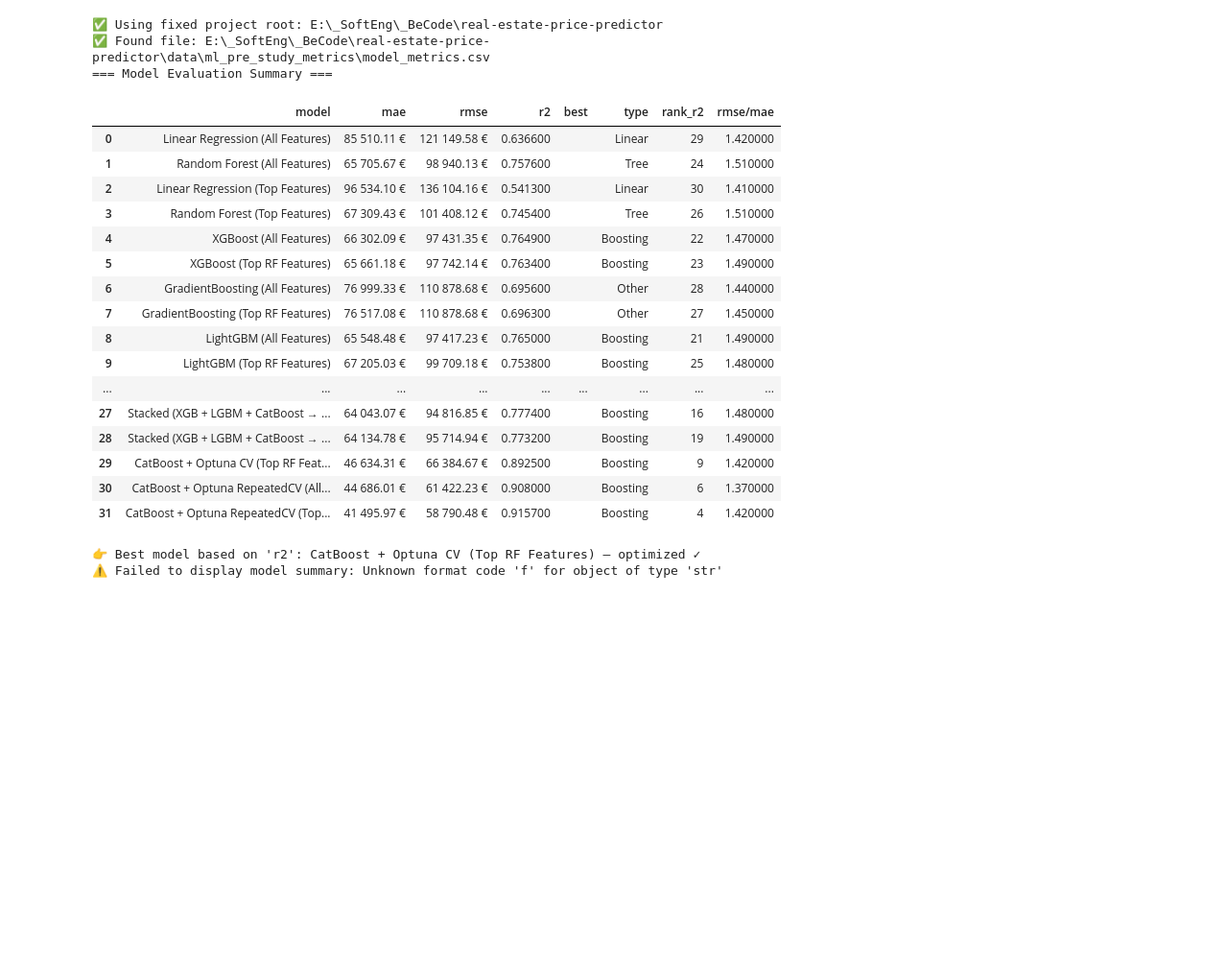
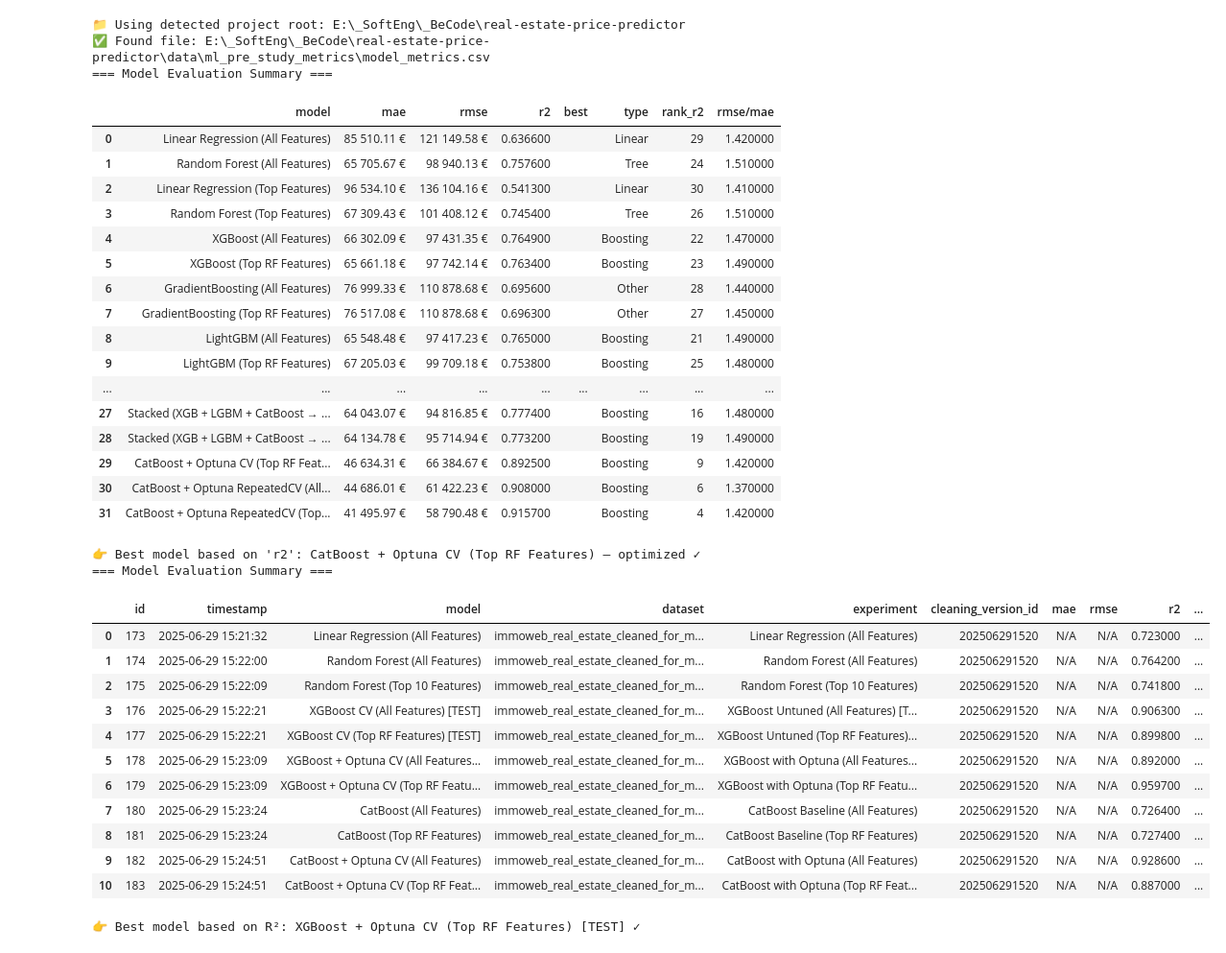
Before and after one commit to meganmarchale/real-estate-price-predictor, a Jupyter notebook: notebooks/pipeline/070_evaluation_executed.ipynb, the cells around one changed output. Shown at 96% size. Saved outputs shown, nothing was run; the diff lists cells and outputs as text; code cells hidden in the pictures; blank space fills up the shorter version.

```diff
--- a/notebooks/pipeline/070_evaluation_executed.ipynb
+++ b/notebooks/pipeline/070_evaluation_executed.ipynb
@@ -2,24 +2,36 @@
 # === [0. Imports] ===
 import os
 import sys
+from pathlib import Path
 import pandas as pd
-from pathlib import Path
 
-# === [1. FORCING project root manually (bypass detection)] ===
-project_root = Path("E:/_SoftEng/_BeCode/real-estate-price-predictor")
-sys.path.append(str(project_root))
-print(f"✅ Using fixed project root: {project_root}")
+# === [1. Detect project root robustly (supports nbclient + script + notebook)] ===
+def get_project_root(marker_file=".git", fallback_name="real-estate-price-predictor"):
+    """
+    Traverse upward from the current working directory to find the project root.
+    Looks for a marker (like .git) or fallback folder name.
+    """
+    current = Path.cwd().resolve()
+    for parent in [current] + list(current.parents):
+        if (parent / marker_file).exists() or fallback_name.lower() in parent.name.lower():
+            return parent
+    raise RuntimeError(f"❌ Could not find project root using marker '{marker_file}' or fallback '{fallback_name}'")
 
-# === [2. Local imports from utils] ===
+# === [2. Add project root to sys.path for local imports] ===
+project_root = get_project_root()
+if str(project_root) not in sys.path:
+    sys.path.insert(0, str(project_root))
+
+print(f"📁 Using detected project root: {project_root}")
+
+# === [3. Local imports from utils] ===
 from utils.experiment_tracker import ExperimentTracker
 from utils.constants import METRICS_DB_PATH, CLEANED_DIR
 from utils.model_evaluator import ModelEvaluator
 from utils.model_table import ModelComparativeTable
 
-# === [3. Build absolute path to pre-study CSV file] ===
+# === [4. Load pre-study model metrics (CSV)] ===
 model_pre_study_path = project_root / "data" / "ml_pre_study_metrics" / "model_metrics.csv"
-
-# === [4. Check if file exists before loading] ===
 if not model_pre_study_path.exists():
     raise FileNotFoundError(f"❌ File not found: {model_pre_study_path}")
 print(f"✅ Found file: {model_pre_study_path}")
@@ -36,34 +48,47 @@ try:
 except Exception as e:
     print("⚠️ Failed to display pre-study summary:", e)
 
-# === [7. Display live summary (from ExperimentTracker)] ===
+# === [7. Display live summary (from SQLite)] ===
 try:
     if not mcp.df_all_evals.empty:
         mcp.display_model_summary()
     else:
         print("⚠️ No experiment logs found in SQLite tracker.")
 except Exception as e:
     print("⚠️ Failed to display model summary:", e)
 # %% [output]
-✅ Using fixed project root: E:\_SoftEng\_BeCode\real-estate-price-predictor
+📁 Using detected project root: E:\_SoftEng\_BeCode\real-estate-price-predictor
 ✅ Found file: E:\_SoftEng\_BeCode\real-estate-price-predictor\data\ml_pre_study_metrics\model_metrics.csv
 === Model Evaluation Summary ===
 |  | model | mae | rmse | r2 | best | type | rank_r2 | rmse/mae |
 | 0 | Linear Regression (All Features) | 85 510.11 € | 121 149.58 € | 0.636600 |  | Linear | 29 | 1.420000 |
 | 1 | Random Forest (All Features) | 65 705.67 € | 98 940.13 € | 0.757600 |  | Tree | 24 | 1.510000 |
 | 2 | Linear Regression (Top Features) | 96 534.10 € | 136 104.16 € | 0.541300 |  | Linear | 30 | 1.410000 |
 | 3 | Random Forest (Top Features) | 67 309.43 € | 101 408.12 € | 0.745400 |  | Tree | 26 | 1.510000 |
 | 4 | XGBoost (All Features) | 66 302.09 € | 97 431.35 € | 0.764900 |  | Boosting | 22 | 1.470000 |
 | 5 | XGBoost (Top RF Features) | 65 661.18 € | 97 742.14 € | 0.763400 |  | Boosting | 23 | 1.490000 |
 | 6 | GradientBoosting (All Features) | 76 999.33 € | 110 878.68 € | 0.695600 |  | Other | 28 | 1.440000 |
 | 7 | GradientBoosting (Top RF Features) | 76 517.08 € | 110 878.68 € | 0.696300 |  | Other | 27 | 1.450000 |
 | 8 | LightGBM (All Features) | 65 548.48 € | 97 417.23 € | 0.765000 |  | Boosting | 21 | 1.490000 |
 | 9 | LightGBM (Top RF Features) | 67 205.03 € | 99 709.18 € | 0.753800 |  | Boosting | 25 | 1.480000 |
 | ... | ... | ... | ... | ... | ... | ... | ... | ... |
 | 27 | Stacked (XGB + LGBM + CatBoost → ... | 64 043.07 € | 94 816.85 € | 0.777400 |  | Boosting | 16 | 1.480000 |
 | 28 | Stacked (XGB + LGBM + CatBoost → ... | 64 134.78 € | 95 714.94 € | 0.773200 |  | Boosting | 19 | 1.490000 |
 | 29 | CatBoost + Optuna CV (Top RF Feat... | 46 634.31 € | 66 384.67 € | 0.892500 |  | Boosting | 9 | 1.420000 |
 | 30 | CatBoost + Optuna RepeatedCV (All... | 44 686.01 € | 61 422.23 € | 0.908000 |  | Boosting | 6 | 1.370000 |
 | 31 | CatBoost + Optuna RepeatedCV (Top... | 41 495.97 € | 58 790.48 € | 0.915700 |  | Boosting | 4 | 1.420000 |
 👉 Best model based on 'r2': CatBoost + Optuna CV (Top RF Features) – optimized ✓
-⚠️ Failed to display model summary: Unknown format code 'f' for object of type 'str'
+=== Model Evaluation Summary ===
+|  | id | timestamp | model | dataset | experiment | cleaning_version_id | mae | rmse | r2 | ... |
+| 0 | 173 | 2025-06-29 15:21:32 | Linear Regression (All Features) | immoweb_real_estate_cleaned_for_m... | Linear Regression (All Features) | 202506291520 | N/A | N/A | 0.723000 | ... |
+| 1 | 174 | 2025-06-29 15:22:00 | Random Forest (All Features) | immoweb_real_estate_cleaned_for_m... | Random Forest (All Features) | 202506291520 | N/A | N/A | 0.764200 | ... |
+| 2 | 175 | 2025-06-29 15:22:09 | Random Forest (Top 10 Features) | immoweb_real_estate_cleaned_for_m... | Random Forest (Top 10 Features) | 202506291520 | N/A | N/A | 0.741800 | ... |
+| 3 | 176 | 2025-06-29 15:22:21 | XGBoost CV (All Features) [TEST] | immoweb_real_estate_cleaned_for_m... | XGBoost Untuned (All Features) [T... | 202506291520 | N/A | N/A | 0.906300 | ... |
+| 4 | 177 | 2025-06-29 15:22:21 | XGBoost CV (Top RF Features) [TEST] | immoweb_real_estate_cleaned_for_m... | XGBoost Untuned (Top RF Features)... | 202506291520 | N/A | N/A | 0.899800 | ... |
+| 5 | 178 | 2025-06-29 15:23:09 | XGBoost + Optuna CV (All Features... | immoweb_real_estate_cleaned_for_m... | XGBoost with Optuna (All Features... | 202506291520 | N/A | N/A | 0.892000 | ... |
+| 6 | 179 | 2025-06-29 15:23:09 | XGBoost + Optuna CV (Top RF Featu... | immoweb_real_estate_cleaned_for_m... | XGBoost with Optuna (Top RF Featu... | 202506291520 | N/A | N/A | 0.959700 | ... |
+| 7 | 180 | 2025-06-29 15:23:24 | CatBoost (All Features) | immoweb_real_estate_cleaned_for_m... | CatBoost Baseline (All Features) | 202506291520 | N/A | N/A | 0.726400 | ... |
+| 8 | 181 | 2025-06-29 15:23:24 | CatBoost (Top RF Features) | immoweb_real_estate_cleaned_for_m... | CatBoost Baseline (Top RF Features) | 202506291520 | N/A | N/A | 0.727400 | ... |
+| 9 | 182 | 2025-06-29 15:24:51 | CatBoost + Optuna CV (All Features) | immoweb_real_estate_cleaned_for_m... | CatBoost with Optuna (All Features) | 202506291520 | N/A | N/A | 0.928600 | ... |
+| 10 | 183 | 2025-06-29 15:24:51 | CatBoost + Optuna CV (Top RF Feat... | immoweb_real_estate_cleaned_for_m... | CatBoost with Optuna (Top RF Feat... | 202506291520 | N/A | N/A | 0.887000 | ... |
+👉 Best model based on R²: XGBoost + Optuna CV (Top RF Features) [TEST] ✓
```
Also changed, not shown: 15 other files.
